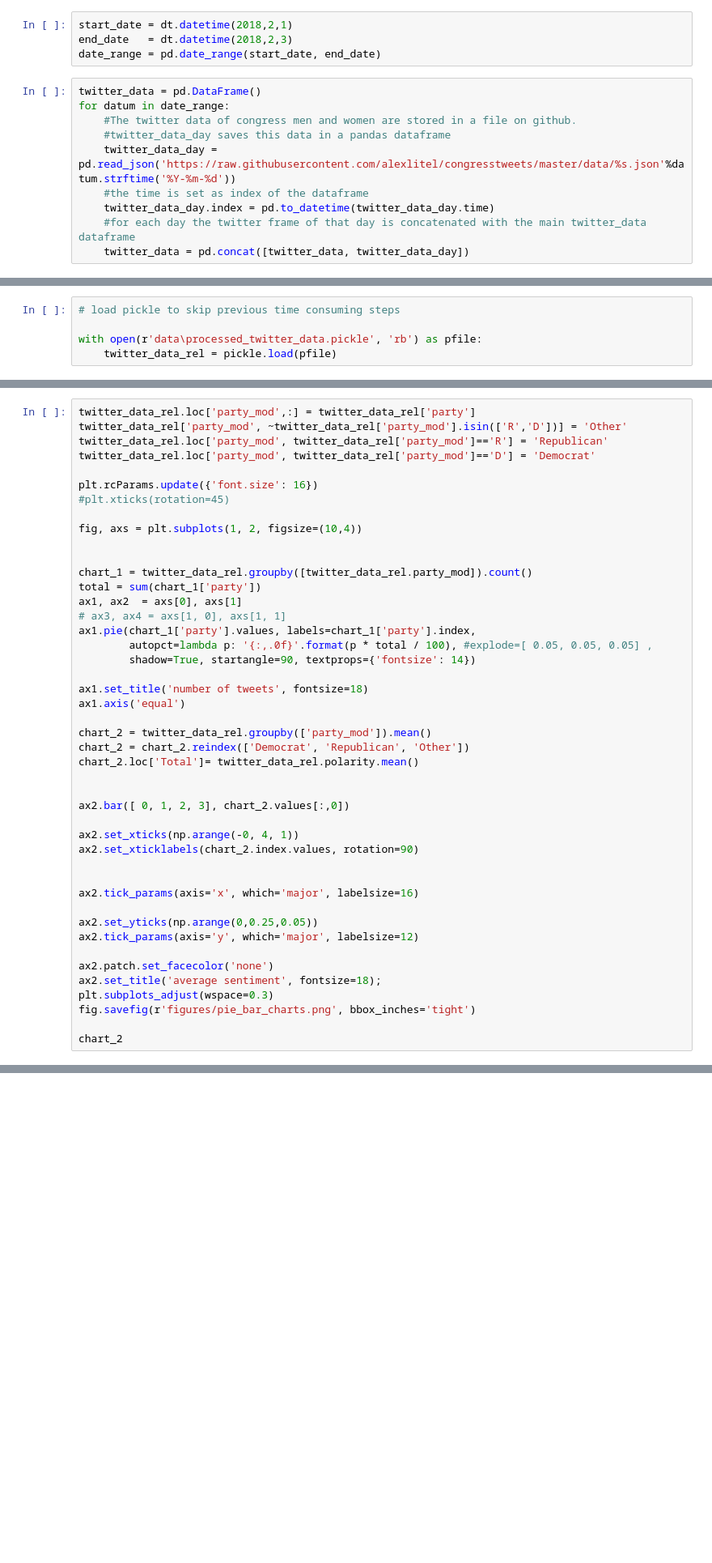
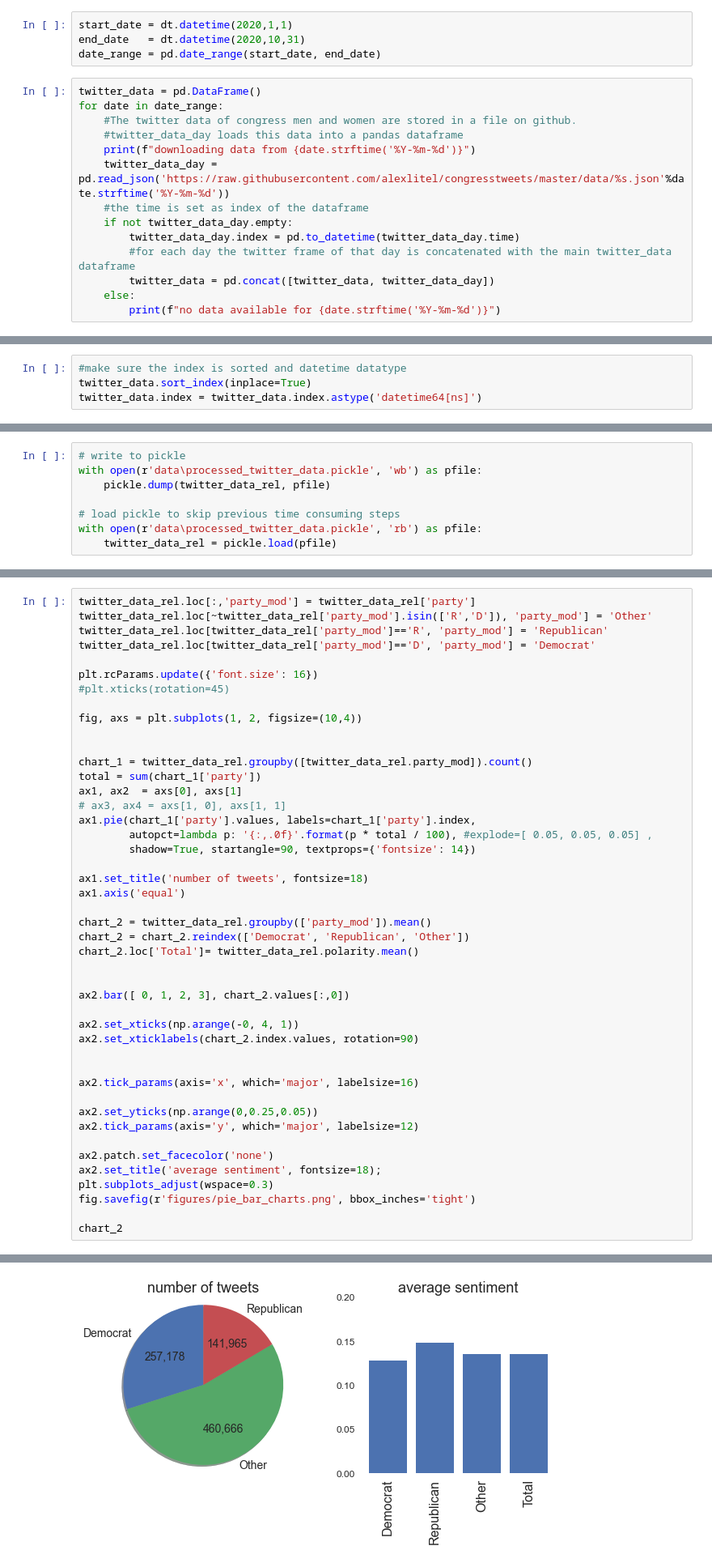
Before and after one commit to MAMBA-python/course-material, a Jupyter notebook: Practical_examples/congress_twitter_analysis/congress_twitter_analysis.ipynb, the cells around one changed output, grey strips where cells are left out. Shown: that part at 81% size. Cells and saved outputs as stored; diff of their text form; blank space fills up the shorter version.

```diff
--- a/Practical_examples/congress_twitter_analysis/congress_twitter_analysis.ipynb
+++ b/Practical_examples/congress_twitter_analysis/congress_twitter_analysis.ipynb
@@ -41,17 +41,21 @@ plt.style.use('seaborn')
 
 ## 2. read twitter data <a class="anchor" id="2"></a>
 # %%
-start_date = dt.datetime(2018,2,1)
-end_date   = dt.datetime(2018,2,3)
+start_date = dt.datetime(2020,1,1)
+end_date   = dt.datetime(2020,10,31)
 date_range = pd.date_range(start_date, end_date)
 # %%
 twitter_data = pd.DataFrame()
-for datum in date_range:
+for date in date_range:
     #The twitter data of congress men and women are stored in a file on github.
-    #twitter_data_day saves this data in a pandas dataframe
-    twitter_data_day = pd.read_json('https://raw.githubusercontent.com/alexlitel/congresstweets/master/data/%s.json'%datum.strftime('%Y-%m-%d'))
+    #twitter_data_day loads this data into a pandas dataframe
+    print(f"downloading data from {date.strftime('%Y-%m-%d')}")
+    twitter_data_day = pd.read_json('https://raw.githubusercontent.com/alexlitel/congresstweets/master/data/%s.json'%date.strftime('%Y-%m-%d'))
     #the time is set as index of the dataframe
-    twitter_data_day.index = pd.to_datetime(twitter_data_day.time)
-    #for each day the twitter frame of that day is concatenated with the main twitter_data dataframe
-    twitter_data = pd.concat([twitter_data, twitter_data_day])
+    if not twitter_data_day.empty:
+        twitter_data_day.index = pd.to_datetime(twitter_data_day.time)
+        #for each day the twitter frame of that day is concatenated with the main twitter_data dataframe
+        twitter_data = pd.concat([twitter_data, twitter_data_day])
+    else:
+        print(f"no data available for {date.strftime('%Y-%m-%d')}")
 # %% [output]
@@ -73,6 +94,10 @@ twitter_data['party'] = twitter_data.user_id.apply(lambda x: user_twitter[user_t
 # %% [markdown]
 ## 5. analyze twitter data per party<a class="anchor" id="5"></a>
 analyze the sentiment of the tweets
+# %%
+#make sure the index is sorted and datetime datatype
+twitter_data.sort_index(inplace=True)
+twitter_data.index = twitter_data.index.astype('datetime64[ns]')
 # %%
 #textblob is a packages that has a function to evaluate the sentiment of that message.
 #This sentiment.polarity is valued as a float between -1 and 1.
@@ -81,8 +106,11 @@ twitter_data['polarity'] = twitter_data.text.apply(lambda x: tb.Sentence(x).sent
 #make a new dataframe with only relevant data columns
 twitter_data_rel = twitter_data[['screen_name','party', 'polarity']]
 # %%
+# write to pickle
+with open(r'data\processed_twitter_data.pickle', 'wb') as pfile:
+    pickle.dump(twitter_data_rel, pfile)
+
 # load pickle to skip previous time consuming steps
-
 with open(r'data\processed_twitter_data.pickle', 'rb') as pfile:
     twitter_data_rel = pickle.load(pfile)
 # %%
@@ -143,10 +181,10 @@ def add_annotation(ax, day, twitter_data_daily_average,
                                 connectionstyle=connectionstyle))
     return ax
 # %%
-twitter_data_rel.loc['party_mod',:] = twitter_data_rel['party']
-twitter_data_rel['party_mod', ~twitter_data_rel['party_mod'].isin(['R','D'])] = 'Other'
-twitter_data_rel.loc['party_mod', twitter_data_rel['party_mod']=='R'] = 'Republican'
-twitter_data_rel.loc['party_mod', twitter_data_rel['party_mod']=='D'] = 'Democrat'
+twitter_data_rel.loc[:,'party_mod'] = twitter_data_rel['party']
+twitter_data_rel.loc[~twitter_data_rel['party_mod'].isin(['R','D']), 'party_mod'] = 'Other'
+twitter_data_rel.loc[twitter_data_rel['party_mod']=='R', 'party_mod'] = 'Republican'
+twitter_data_rel.loc[twitter_data_rel['party_mod']=='D', 'party_mod'] = 'Democrat'
 
 plt.rcParams.update({'font.size': 16})
 #plt.xticks(rotation=45)
@@ -187,3 +225,4 @@ plt.subplots_adjust(wspace=0.3)
 fig.savefig(r'figures/pie_bar_charts.png', bbox_inches='tight')
 
 chart_2
+# %% [output]
@@ -190,3 +235,4 @@ chart_2
+[figure, added]
 # %%
 # plot
 fig = plt.figure(figsize=(16,16/2.75))
```
Also changed, not shown: parts of 7 cells of this notebook, 49 other files.
